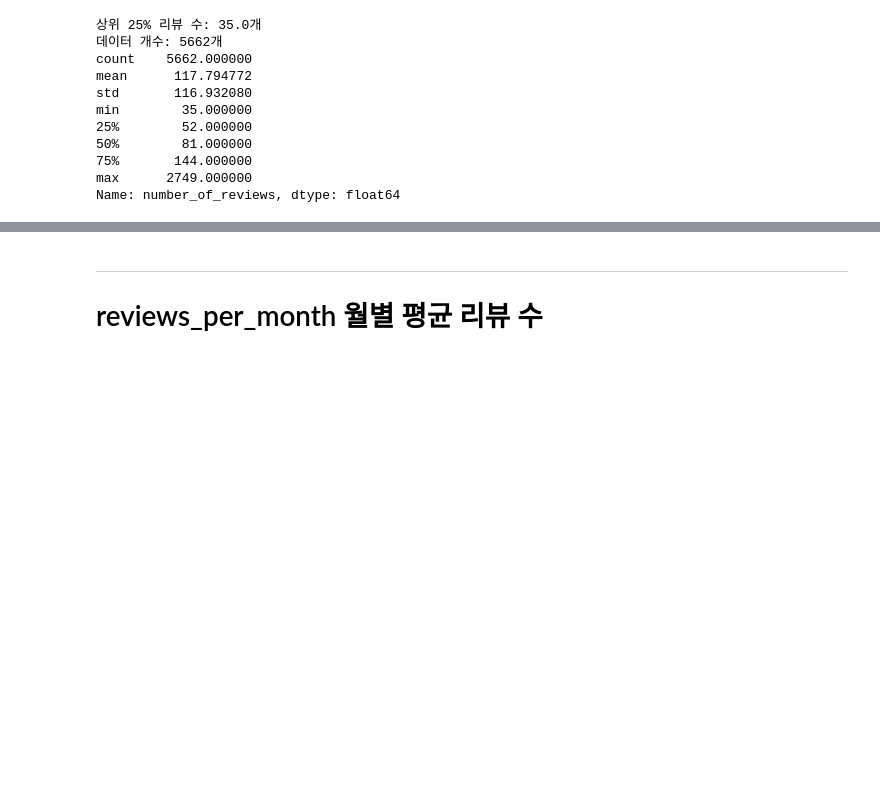
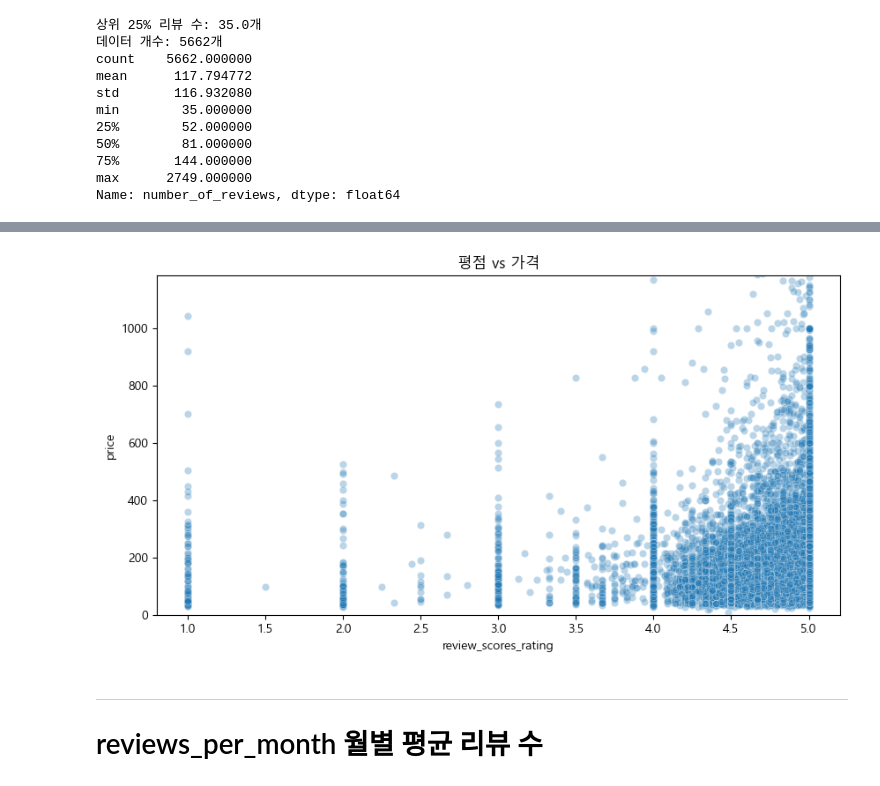
Before and after one commit to sybeom528/airbnb_price_prediction, a Jupyter notebook: notebooks/pjh.ipynb, the cells around one changed output, grey strips where cells are left out. Saved outputs shown, nothing was run; the diff lists cells and outputs as text; code cells hidden in the pictures; blank space fills up the shorter version.

```diff
--- a/notebooks/pjh.ipynb
+++ b/notebooks/pjh.ipynb
@@ -394,3 +553,13 @@ Super Group (Top 5%)     1117  282.83    238.0
+# %%
+# 평점 vs 가격 산점도 시각화
+plt.figure(figsize=(10, 5))
+
+sns.scatterplot(data=df_cleaned, x="review_scores_rating", y="price", alpha=0.3)
+plt.ylim(0, df_cleaned["price"].quantile(0.99))
+plt.title("평점 vs 가격")
+plt.show()
+# %% [output]
+[figure, added]
 # %% [markdown]
 -------------------------------------------
 # reviews_per_month 월별 평균 리뷰 수
```
Also changed, not shown: parts of 48 cells of this notebook, 1 other file.
